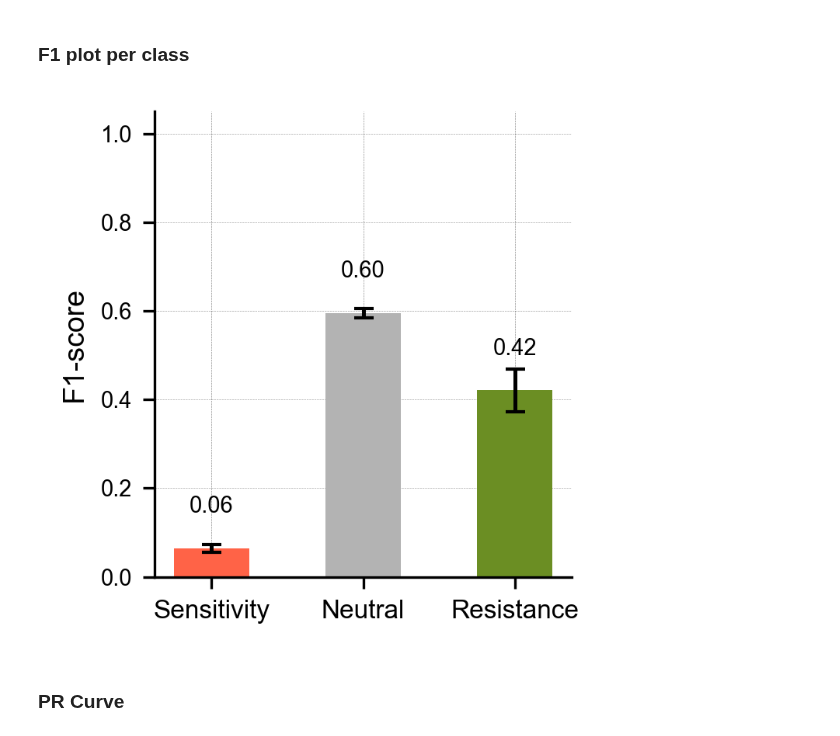
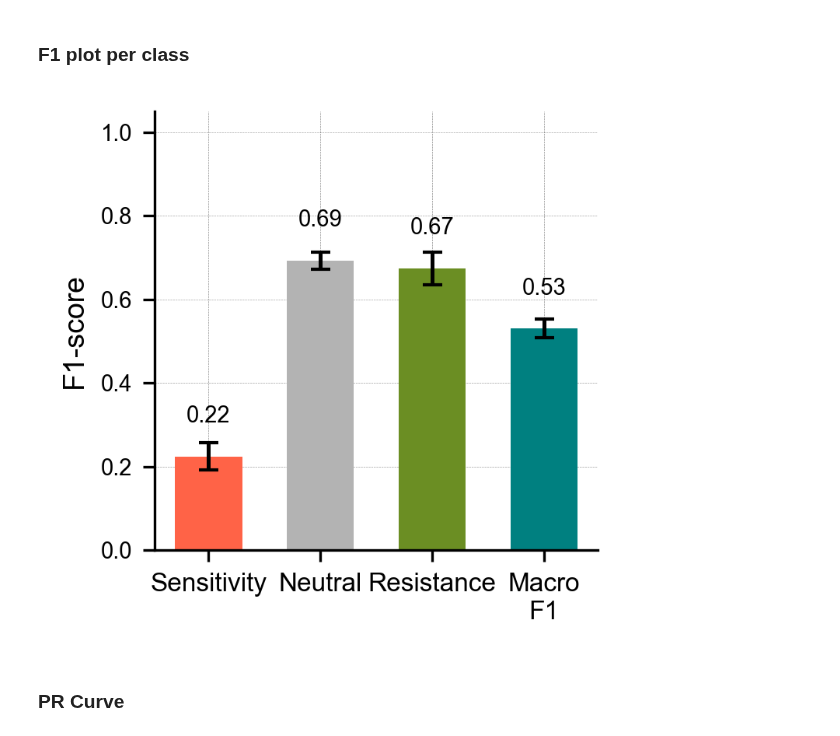
Before and after one commit to QuantitativeBiology/BECancerResistome, a Jupyter notebook: BECancerResistome/Prediction/Drug_pred_across_cell_line.ipynb, the cells around one changed output. Saved outputs shown, nothing was run; the diff lists cells and outputs as text; code cells hidden in the pictures.

```diff
--- a/BECancerResistome/Prediction/Drug_pred_across_cell_line.ipynb
+++ b/BECancerResistome/Prediction/Drug_pred_across_cell_line.ipynb
@@ -92,8 +92,8 @@ annotated_variants_a375['Guide'].nunique(), annotated_variants_ht29['Guide'].nun
 # %% [markdown]
 ## Define Train and Test sets
 # %%
-annotated_variants_train = annotated_variants_ht29
-annotated_variants_test = annotated_variants_a375
+annotated_variants_train = annotated_variants_a375
+annotated_variants_test = annotated_variants_ht29
 # %%
 annotated_variants_test_hits['Class'].value_counts()
 # %% [output]
@@ -786,37 +711,37 @@ Sensitivity f1        : 0.145 ± 0.059
 ### F1 plot per class
 # %%
 # Define your desired class order (using the metric keys used to index all metrics )
-class_order = ["Sensitivity", "Neutral", "Resistance"]
+class_order = ["Sensitivity", "Neutral", "Resistance",  'macro avg']
 
 # Display labels for the x-axis
-display_labels = ["Sensitivity", "Neutral", "Resistance"]
+display_labels = ["Sensitivity", "Neutral", "Resistance",  "Macro\nF1"]
 
 # Compute mean and std in that order
 f1_means = [np.mean([m[f"f1_{c}"] for m in all_metrics]) for c in class_order]
 f1_stds  = [np.std([m[f"f1_{c}"] for m in all_metrics]) for c in class_order]
 
 # Define consistent colors for each class
-colors_bar = ["tomato", "#b3b3b3", "olivedrab"]
+colors_bar = ["tomato", "#b3b3b3", "olivedrab", 'teal']
 
 x = np.arange(len(display_labels))
-plt.figure(figsize=(2.5,2.5))
+plt.figure(figsize=(2.6,2.5))
 
-bars = plt.bar(x, f1_means, yerr=f1_stds, capsize=3, color=colors_bar, width = 0.5, error_kw=dict(ecolor='black', lw=1.2))
+bars = plt.bar(x, f1_means, yerr=f1_stds, capsize=3, color=colors_bar, width = 0.6, error_kw=dict(ecolor='black', lw=1.2))
 
 # Add value labels
 for i, bar in enumerate(bars):
     height = bar.get_height()
     plt.text(bar.get_x() + bar.get_width()/2, height + 0.07, f"{height:.2f}", ha='center', va='bottom', fontsize=7)
 
 plt.xticks(x, display_labels, fontsize=8)
 plt.ylabel("F1-score", fontsize=9)
 plt.yticks(fontsize=7)
 plt.ylim(0, 1.05)
 plt.grid(axis='y', linestyle='--', alpha=0.4)
 plt.tight_layout()
 plt.show()
 # %% [output]
-[figure, old version]
+[figure, new version]
 # %%
 #Save the dataset used for the F1 plot
 f1_results_to_plot_df = pd.DataFrame({
```
Also changed, not shown: parts of 7 cells of this notebook, 2 other files.
